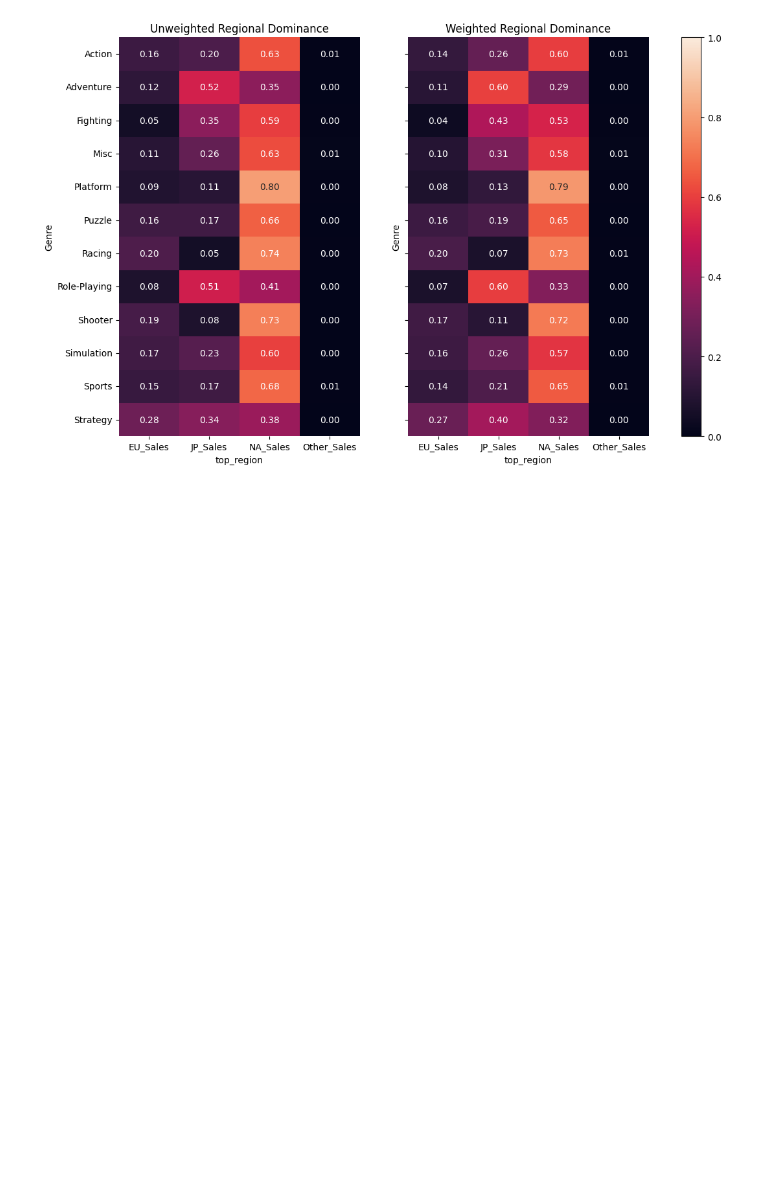
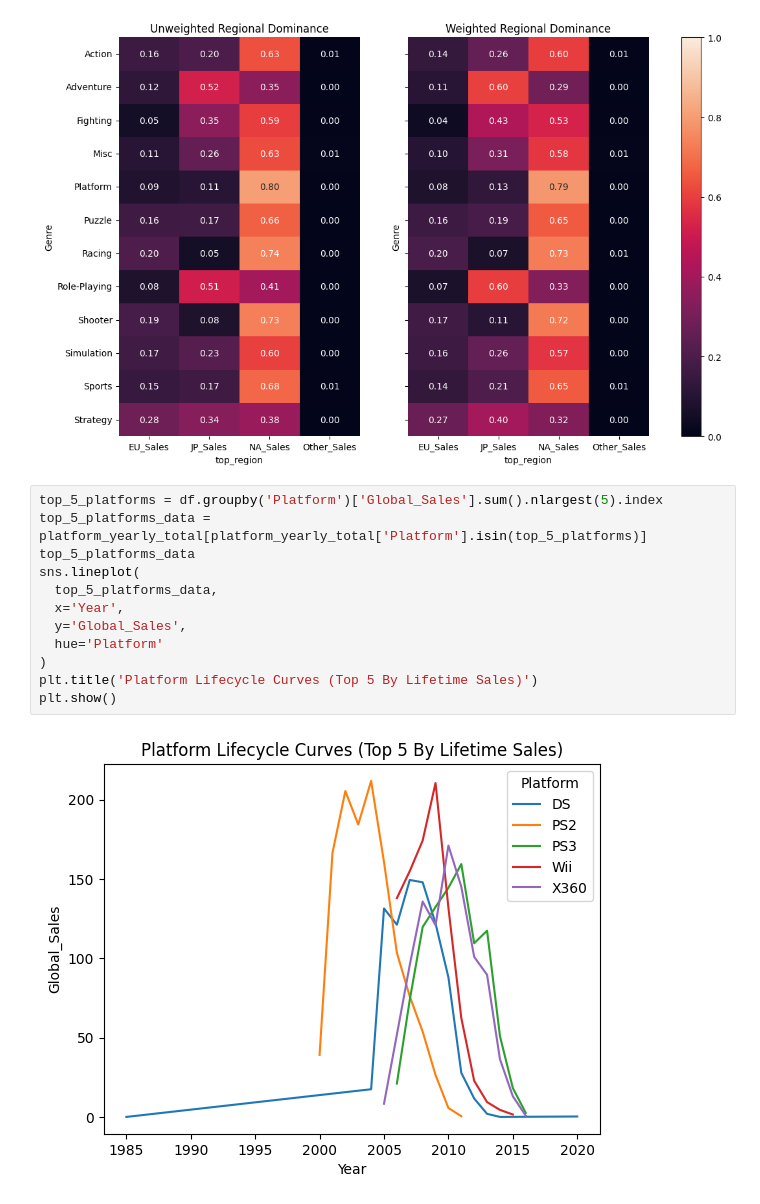
Before and after one commit to cafesmire/notebooks, a Jupyter notebook: video_game_sales/videogame_eda.ipynb, the cells around one changed output. Saved outputs shown, nothing was run; the diff lists cells and outputs as text; blank space fills up the shorter version.

Commit message:
Plot top 5 platforms sales over time

```diff
--- a/video_game_sales/videogame_eda.ipynb
+++ b/video_game_sales/videogame_eda.ipynb
@@ -163,3 +163,17 @@ ax2.set_title('Weighted Regional Dominance')
 plt.show()
 # %% [output]
 [figure]
+# %%
+top_5_platforms = df.groupby('Platform')['Global_Sales'].sum().nlargest(5).index
+top_5_platforms_data = platform_yearly_total[platform_yearly_total['Platform'].isin(top_5_platforms)]
+top_5_platforms_data
+sns.lineplot(
+  top_5_platforms_data,
+  x='Year',
+  y='Global_Sales',
+  hue='Platform'
+)
+plt.title('Platform Lifecycle Curves (Top 5 By Lifetime Sales)')
+plt.show()
+# %% [output]
+[figure, added]
```
